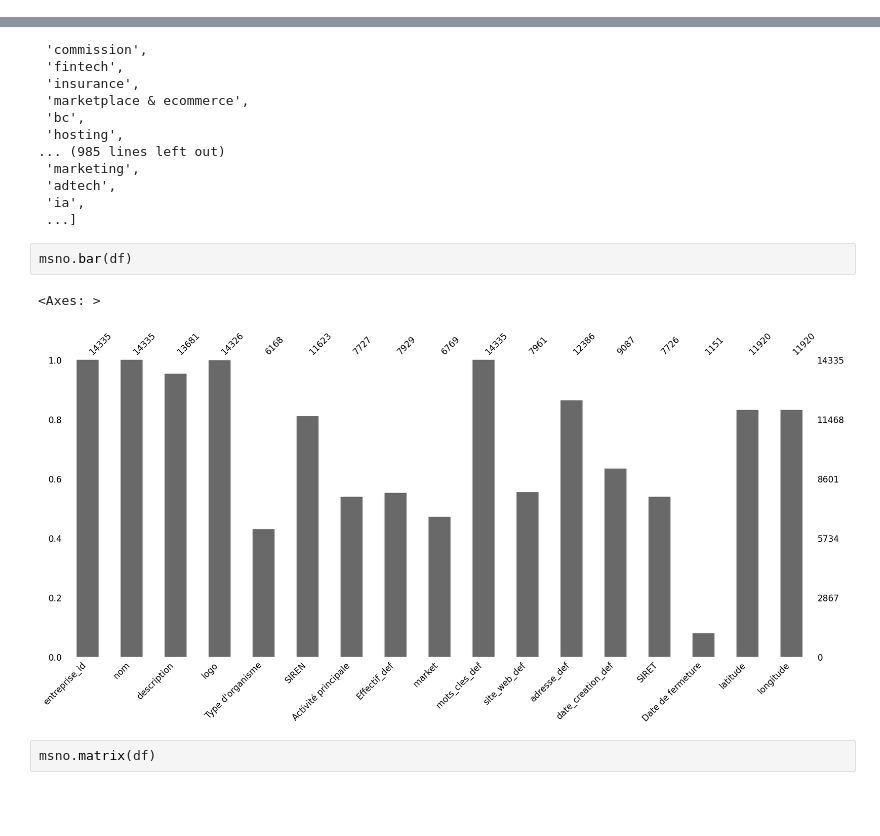
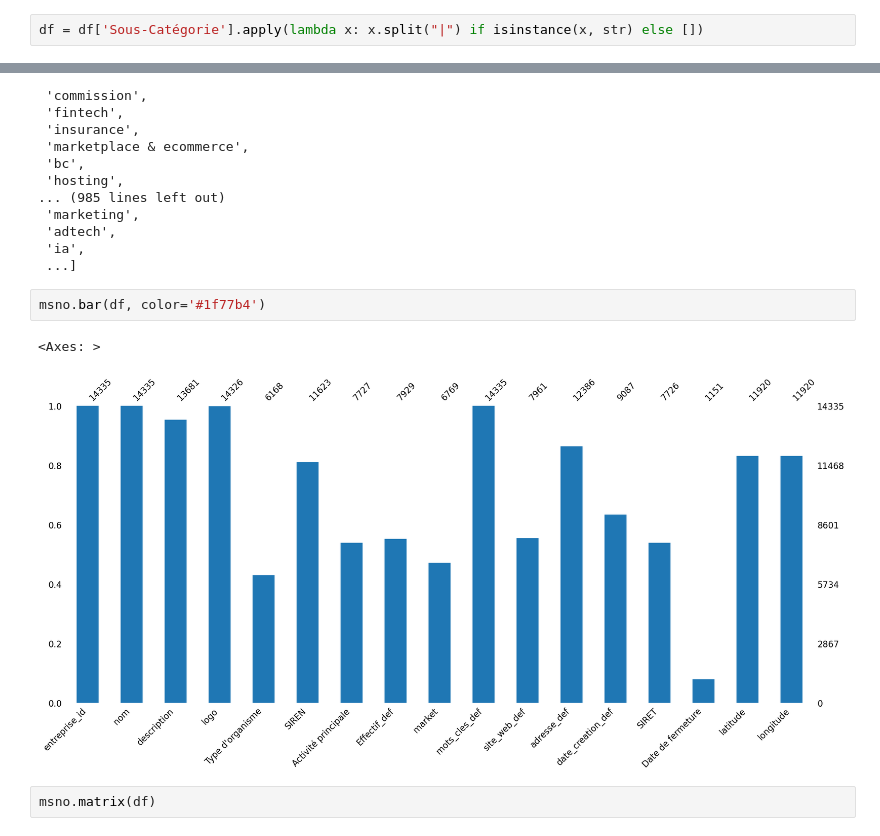
Before and after one commit to Damdam86/WildTech, a Jupyter notebook: Untitled-1.ipynb, the cells around one changed output, grey strips where cells are left out. Drawn from its saved outputs; the diff is of its cells as text; blank space fills up the shorter version.

```diff
--- a/Untitled-1.ipynb
+++ b/Untitled-1.ipynb
@@ -7,0 +30,2 @@ df3 = pd.read_csv('merged_df.csv')
+# %%
+df = df['Sous-Catégorie'].apply(lambda x: x.split("|") if isinstance(x, str) else [])
@@ -49,10 +115,10 @@ keywords_list
  'ia',
  ...]
 # %%
-msno.bar(df)
+msno.bar(df, color='#1f77b4')
 # %% [output]
 <Axes: >
-[figure, old version]
+[figure, new version]
 # %%
 msno.matrix(df)
 # %% [output]
```
Also changed, not shown: parts of 9 cells of this notebook, 8 other files.
